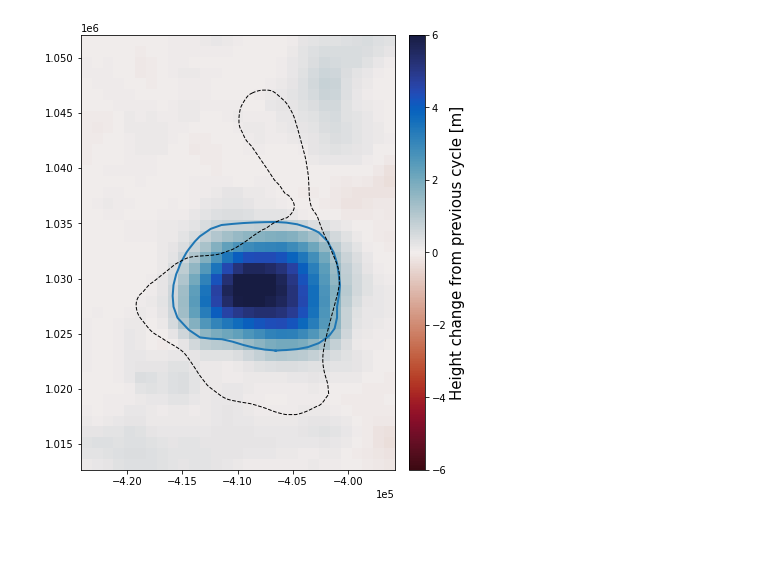
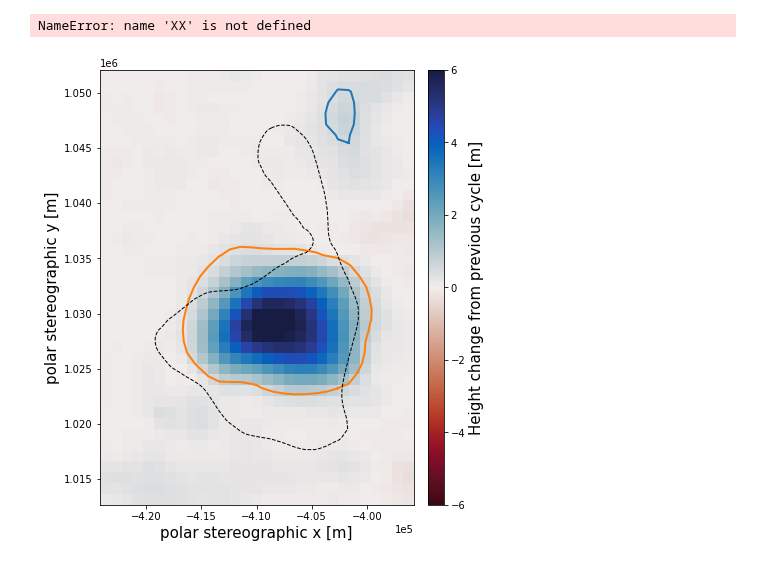
Before and after one commit to wsauthoff/Sauthoff-2025-GRL, a Jupyter notebook: ATL15-variable-outlines-dvdt.ipynb, the cells around one changed output. Drawn from its saved outputs; the diff is of its cells as text; code cells hidden in the pictures; blank space fills up the shorter version.

Commit message:
Update ATL15-variable-outlines-dvdt.ipynb
added code to plot and clip to multiple delineated polygons

```diff
--- a/ATL15-variable-outlines-dvdt.ipynb
+++ b/ATL15-variable-outlines-dvdt.ipynb
@@ -52,9 +152,11 @@ SiegfriedFricker2018_outlines.drop(SiegfriedFricker2018_outlines.loc[SiegfriedFr
 # %%
-# def IS2_variable_outline_dhdvdt(lakename):
-#     '''
-#     Create avg. lake dh/dt and dv/dt using time-variable outliens of all lakes in Siegfried and Fricker, 2018.
-#     '''
-lakename = 'Slessor_23'
+# def IS2_var_outline_plot(lakename, thres):
+'''
+Create dh/dt plots around of on-lake and off-lake heights using geopandas buffer created bounding box around known lakes in Siegfried and Fricker, 2018.
+Create time-variable outlines using skimage contour, then clip data to variable outline and plot.
+'''
+lakename = 'Slessor_23' # HARD CODED TO DEBUG FUNC
+thres = 0.5 # HARD CODED TO DEBUG FUNC
 # isolate individual lake using gpd buffer
 #lake_gpd = Smith2009_outlines.loc[Smith2009_outlines['Name'] == lakename]
 lake_gpd = SiegfriedFricker2018_outlines.loc[SiegfriedFricker2018_outlines['name'] == lakename]
@@ -71,45 +173,74 @@ height_anom_pos = []
 height_anom_neg = []
 for cyc in range(len(ATL15_dh_sub.time)-1):
     pos = np.nanmax(ATL15_dh_sub.delta_h[cyc+1,:,:]-ATL15_dh_sub.delta_h[cyc,:,:])
     neg = np.nanmin(ATL15_dh_sub.delta_h[cyc+1,:,:]-ATL15_dh_sub.delta_h[cyc,:,:])
     height_anom_pos += [pos]
     height_anom_neg += [neg]
 max_height_anom_pos = max(height_anom_pos)
 max_height_anom_neg = min(height_anom_neg)
 v = np.round(max(max_height_anom_pos,abs(max_height_anom_neg)))
 # for discrete colorbar using levels kwarg
 # n=int(2*v) # double for pos/neg
 # levels = np.linspace(-v, v, n+1) # add 1 to n to account for 0
 # for idx in range(len(ATL15_dh_sub.delta_h)):
 idx = 3 # hard coded to debug
 # plot figure
 fig, ax = plt.subplots(figsize=(8,8))
 dhdt = ATL15_dh_sub.delta_h[idx+1,:,:]-ATL15_dh_sub.delta_h[idx,:,:]
 img = ax.imshow(dhdt, extent=[x_min, x_max, y_min, y_max],
     origin='upper', cmap=cmocean.cm.balance_r, vmin=-v, vmax=v)
-contours = measure.find_contours(dhdt.values, 1)
+# create contours of ice surface elevation height changes to delineate lake outlines
+contours = []
+contour = measure.find_contours(dhdt.values, thres)
+if len(contour) > 0:
+    contours += [contour]
+contour = measure.find_contours(dhdt.values, -thres)
+if len(contour) > 0:
+    contours += [contour]
 # create mapping conversion factor to map array location to polar stereographic x,y
 x_conv = (x_max-x_min)/dhdt.shape[1]
 y_conv = (y_max-y_min)/dhdt.shape[0]
-for contour in contours:
-    ax.plot(contour[:, 1]*x_conv+x_min, y_max-contour[:, 0]*y_conv, linewidth=2)
+for i in range(len(contours)):
+    for j in range(len(contours[0])):
+        ax.plot(contours[i][j][:, 1]*x_conv+x_min, y_max-contours[i][j][:, 0]*y_conv, linewidth=2)
+# make polygons from contours
+polys = []
+for i in range(len(contours)):
+    for j in range(len(contours[0])):
+        poly = Polygon(list(zip(contours[i][j][:, 1]*x_conv+x_min, y_max-contours[i][j][:, 0]*y_conv)))
+        polys += [poly]
 SiegfriedFricker2018_outlines.boundary.plot(ax=ax, color='k', linestyle='--', linewidth=1)
-# cntr = ax.contour(ATL15_dh_sub.x, ATL15_dh_sub.y, ATL15_dh_sub.delta_h[idx+1,:,:]-ATL15_dh_sub.delta_h[idx,:,:],
-#         levels = [-0.75, 0.75],
-#         alpha = 0.75,
-#         origin='lower',
-#         extent=[x_min,x_max,y_min,y_max],
-#         colors='k',
-#         #colors=[cmap(norm(t[tstep]))],
-#         linewidths=2)
+ax.set(xlim=(x_min, x_max), ylim=(y_min, y_max))
+ax.set_xlabel('polar stereographic x [m]', size=15)
+ax.set_ylabel('polar stereographic y [m]', size=15)
+ax.ticklabel_format(axis='both',scilimits=(0,0))
+divider = make_axes_locatable(ax)
+cax = divider.append_axes('right', size='5%', pad=0.2)
+fig.colorbar(img, cax=cax).set_label('Height (h) change from previous cycle [m]', size=15)
+plt.savefig('/Users/Wilson/Documents/0-code/1-lakeshores/output/IS2-var-outline-dhdt-plots/IS2-dvdt-{}-{}.png'.format(lakename,XX), dpi=300, bbox_inches = "tight")
+plt.close()
+
+# plot clipped data that will be used for on-lake averages of dh/dt and dv/dt
+# clip ATL15 data to just show (first set crs)
+dhdt.rio.write_crs(3031, inplace=True)
+dhdt_mod = dhdt.rio.clip(polys, drop=False, invert=False)
+# calculate lake avg. dh/dt
+avg_lk_dhdt = np.nanmean(dhdt_mod)
+
+fig, ax = plt.subplots(figsize=(8,8))
+img = ax.imshow(dhdt_mod, extent=[x_min, x_max, y_min, y_max],
+    origin='upper', cmap=cmocean.cm.balance_r, vmin=-v, vmax=v)
+for i in range(len(contours)):
+    for j in range(len(contours[0])):
+        ax.plot(contours[i][j][:, 1]*x_conv+x_min, y_max-contours[i][j][:, 0]*y_conv, linewidth=2)
+SiegfriedFricker2018_outlines.boundary.plot(ax=ax, color='k', linestyle='--', linewidth=1)
 ax.set(xlim=(x_min, x_max), ylim=(y_min, y_max))
 ax.ticklabel_format(axis='both',scilimits=(0,0))
 divider = make_axes_locatable(ax)
 cax = divider.append_axes('right', size='5%', pad=0.2)
 fig.colorbar(img, cax=cax).set_label('Height change from previous cycle [m]', size=15)
 
-# clip ATL15 data to just show (first set crs)
-# ATL15_dh_sub.rio.write_crs(3031, inplace=True)
-# ATL15_dh_sub_clipped = ATL15_dh_sub.rio.clip(lake_gpd.geometry.values, lake_gpd.crs, drop=False, invert=False) # CLIP TO TIME VARIABLE OUTLINE
+# calculate on-lake averages of dh/dt and dv/dt
 # %% [output]
+NameError: name 'XX' is not defined
-[figure, old version]
+[figure, new version]
```
Also changed, not shown: parts of 10 cells of this notebook.
